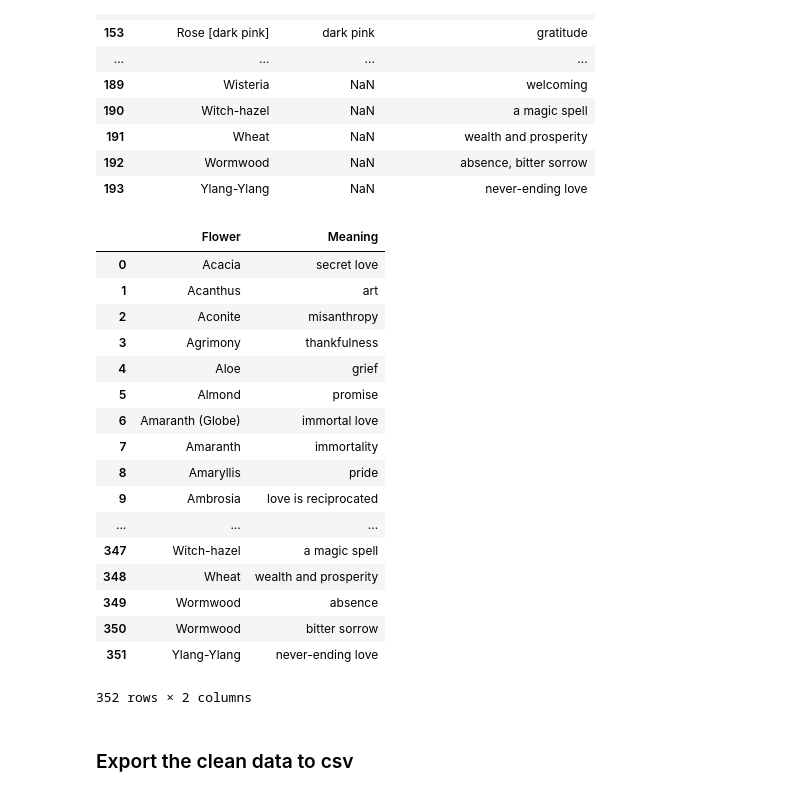
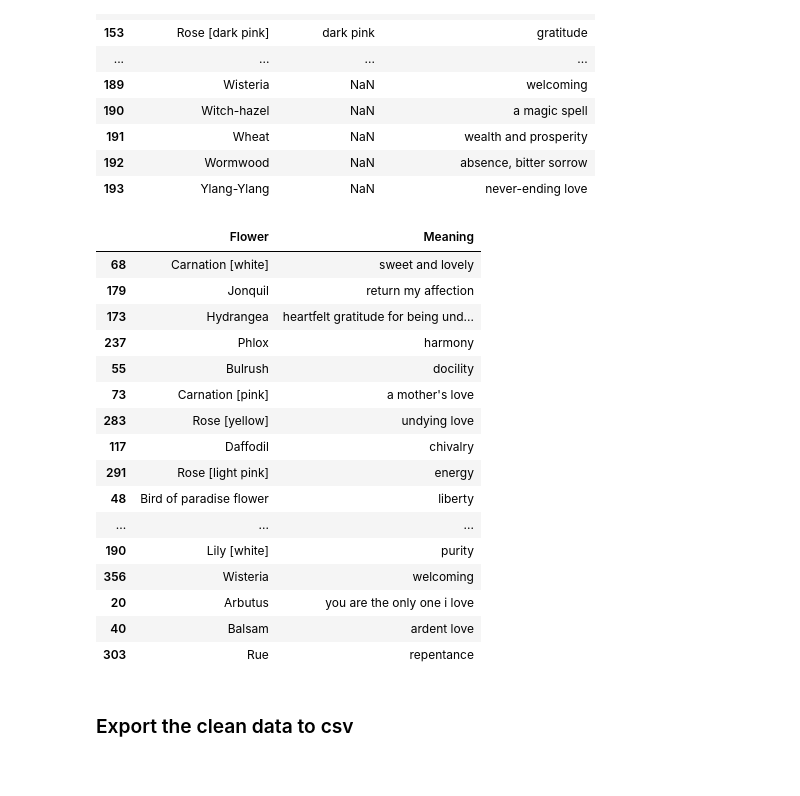
Before and after one commit to jnguyends/flower-meaning, a Jupyter notebook: Notebook/FlowerDataWrangling.ipynb, the cells around one changed output. Saved outputs shown, nothing was run; the diff lists cells and outputs as text; code cells hidden in the pictures.

Commit message:
Used other separator in meaning processing

```diff
--- a/Notebook/FlowerDataWrangling.ipynb
+++ b/Notebook/FlowerDataWrangling.ipynb
@@ -7,7 +7,7 @@ from IPython.core.interactiveshell import InteractiveShell
 InteractiveShell.ast_node_interactivity = "all"
 %matplotlib inline
 # %%
-flower_data = pd.read_csv("General/flower.csv", error_bad_lines=False, delimiter=";")
+flower_data = pd.read_csv("../Data/General/flower.csv", error_bad_lines=False, delimiter=";")
 flower_data
 # %% [output]
 |  | Flower | Color | Meaning |
@@ -93,31 +93,31 @@ flower_data.tail(50)
 | 192 | Wormwood | NaN | absence, bitter sorrow |
 | 193 | Ylang-Ylang | NaN | never-ending love |
 # %%
-flower_data_split_meaning = pd.DataFrame(flower_data.Meaning.str.split(',').values.tolist(), index=flower_data.Flower).stack()
+flower_data_split_meaning = pd.DataFrame(flower_data.Meaning.str.replace(";", ",").str.replace(" or ", ",").str.split(',').values.tolist(), index=flower_data.Flower).stack()
+
 
 flower_data_split_meaning = flower_data_split_meaning.reset_index()[[0, 'Flower']]
 flower_data_split_meaning.columns = ['Meaning', 'Flower']
 flower_data_clean = flower_data_split_meaning[['Flower', 'Meaning']]
-flower_data_clean
+flower_data_clean.sample(20)
 # %% [output]
 |  | Flower | Meaning |
-| 0 | Acacia | secret love |
-| 1 | Acanthus | art |
-| 2 | Aconite | misanthropy |
-| 3 | Agrimony | thankfulness |
-| 4 | Aloe | grief |
-| 5 | Almond | promise |
-| 6 | Amaranth (Globe) | immortal love |
-| 7 | Amaranth | immortality |
-| 8 | Amaryllis | pride |
-| 9 | Ambrosia | love is reciprocated |
+| 68 | Carnation [white] | sweet and lovely |
+| 179 | Jonquil | return my affection |
+| 173 | Hydrangea | heartfelt gratitude for being und... |
+| 237 | Phlox | harmony |
+| 55 | Bulrush | docility |
+| 73 | Carnation [pink] | a mother's love |
+| 283 | Rose [yellow] | undying love |
+| 117 | Daffodil | chivalry |
+| 291 | Rose [light pink] | energy |
+| 48 | Bird of paradise flower | liberty |
 | ... | ... | ... |
-| 347 | Witch-hazel | a magic spell |
-| 348 | Wheat | wealth and prosperity |
-| 349 | Wormwood | absence |
-| 350 | Wormwood | bitter sorrow |
-| 351 | Ylang-Ylang | never-ending love |
+| 190 | Lily [white] | purity |
+| 356 | Wisteria | welcoming |
+| 20 | Arbutus | you are the only one i love |
+| 40 | Balsam | ardent love |
+| 303 | Rue | repentance |
-352 rows × 2 columns
 # %% [markdown]
 ### Export the clean data to csv
 # %%
```
Also changed, not shown: parts of 2 cells of this notebook, 5 other files.
